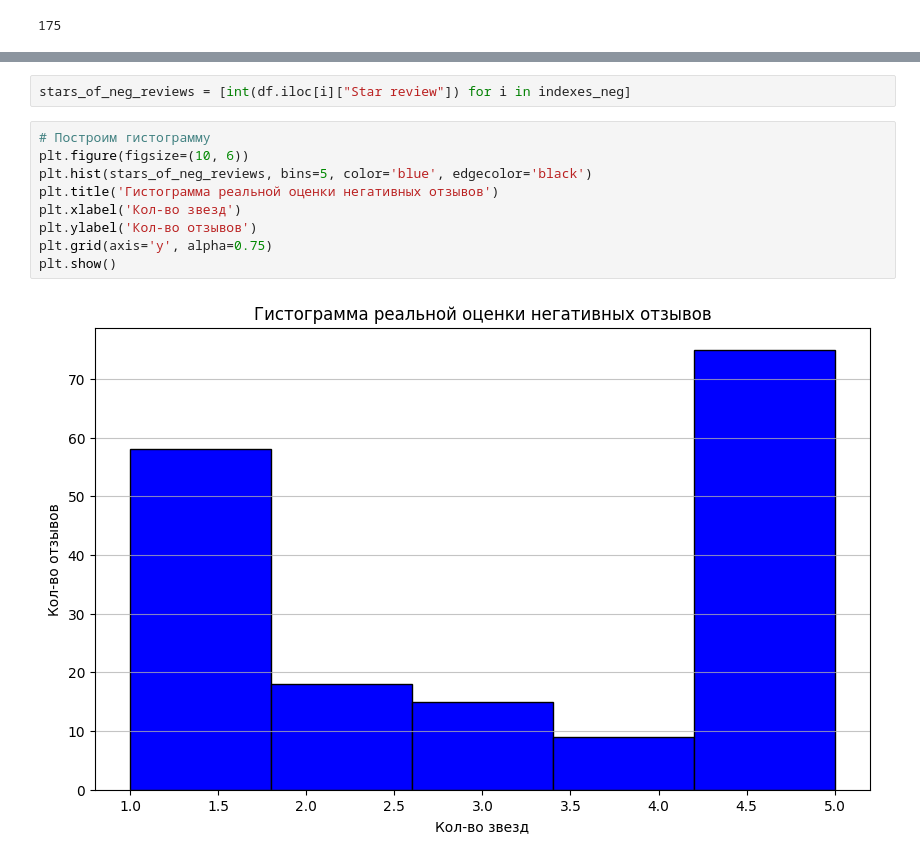
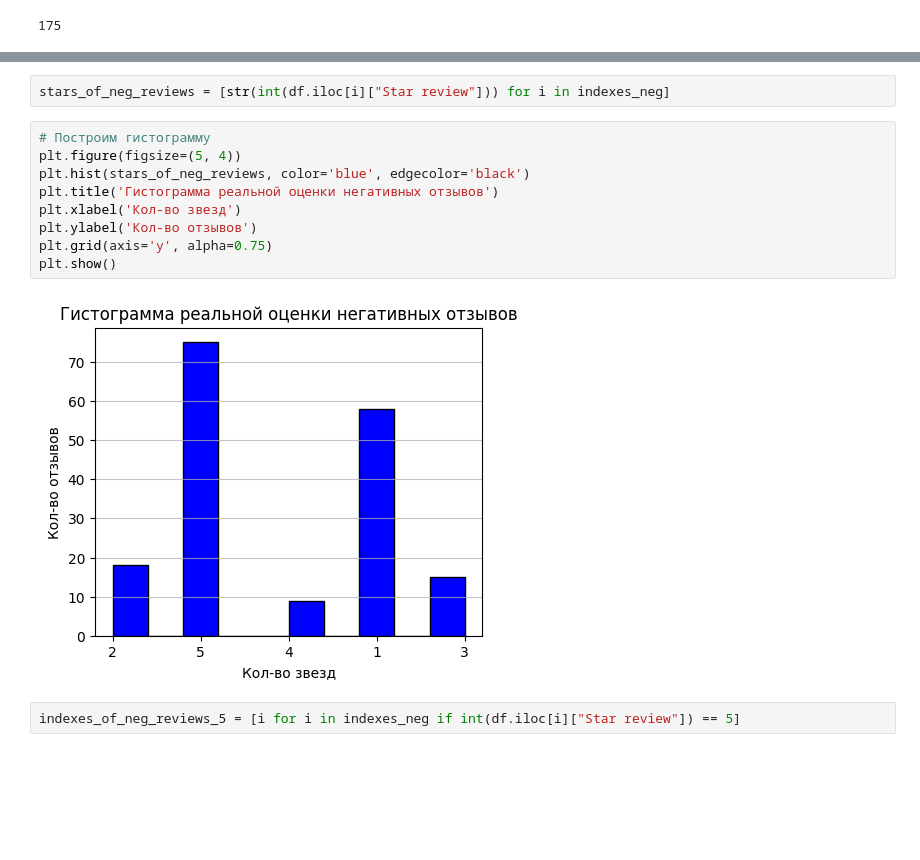
Before and after one commit to Garinelli/ReviewAI, a Jupyter notebook: ml/word_analysis.ipynb, the cells around one changed output, grey strips where cells are left out. Saved outputs shown, nothing was run; the diff lists cells and outputs as text; blank space fills up the shorter version.

Commit message:
Add a histogram of 'Star review' distribution for negative reviews

```diff
--- a/ml/word_analysis.ipynb
+++ b/ml/word_analysis.ipynb
@@ -303,15 +303,17 @@ for review, sentiment in zip(reviews, sentiments):
 '-' отзыв[1622]: ['этот', 'смартфон', 'действительно', 'удивить', 'свой', 'качество', 'камера', 'делать', 'потрясать', 'снимок', 'слабый', 'освещение', 'рекомендовать']
 '-' отзыв[1649]: ['не', 'разочароваться', 'товар', 'соответствовать', 'весь', 'заявить', 'характеристика', 'работать', 'проблема', 'рекомендовать']
 # %%
-stars_of_neg_reviews = [int(df.iloc[i]["Star review"]) for i in indexes_neg]
+stars_of_neg_reviews = [str(int(df.iloc[i]["Star review"])) for i in indexes_neg]
 # %%
 # Построим гистограмму
-plt.figure(figsize=(10, 6))
-plt.hist(stars_of_neg_reviews, bins=5, color='blue', edgecolor='black')
+plt.figure(figsize=(5, 4))
+plt.hist(stars_of_neg_reviews, color='blue', edgecolor='black')
 plt.title('Гистограмма реальной оценки негативных отзывов')
 plt.xlabel('Кол-во звезд')
 plt.ylabel('Кол-во отзывов')
 plt.grid(axis='y', alpha=0.75)
 plt.show()
 # %% [output]
-[figure, old version]
+[figure, new version]
+# %%
+indexes_of_neg_reviews_5 = [i for i in indexes_neg if int(df.iloc[i]["Star review"]) == 5]
```
Also changed, not shown: parts of 1 cell of this notebook.
